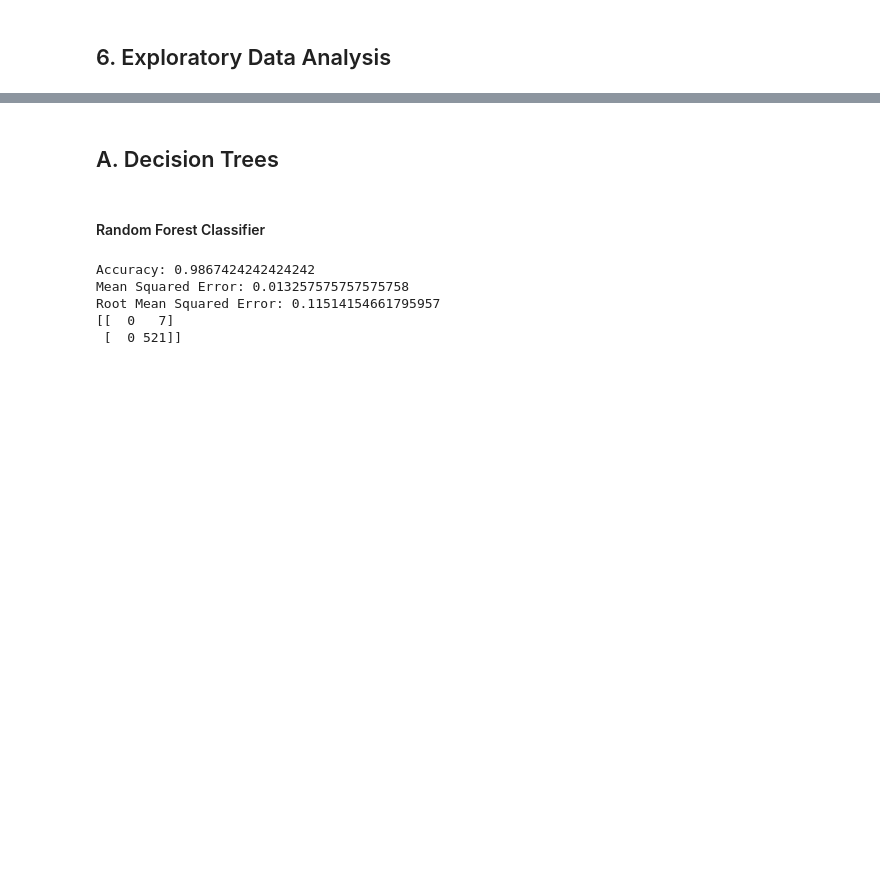
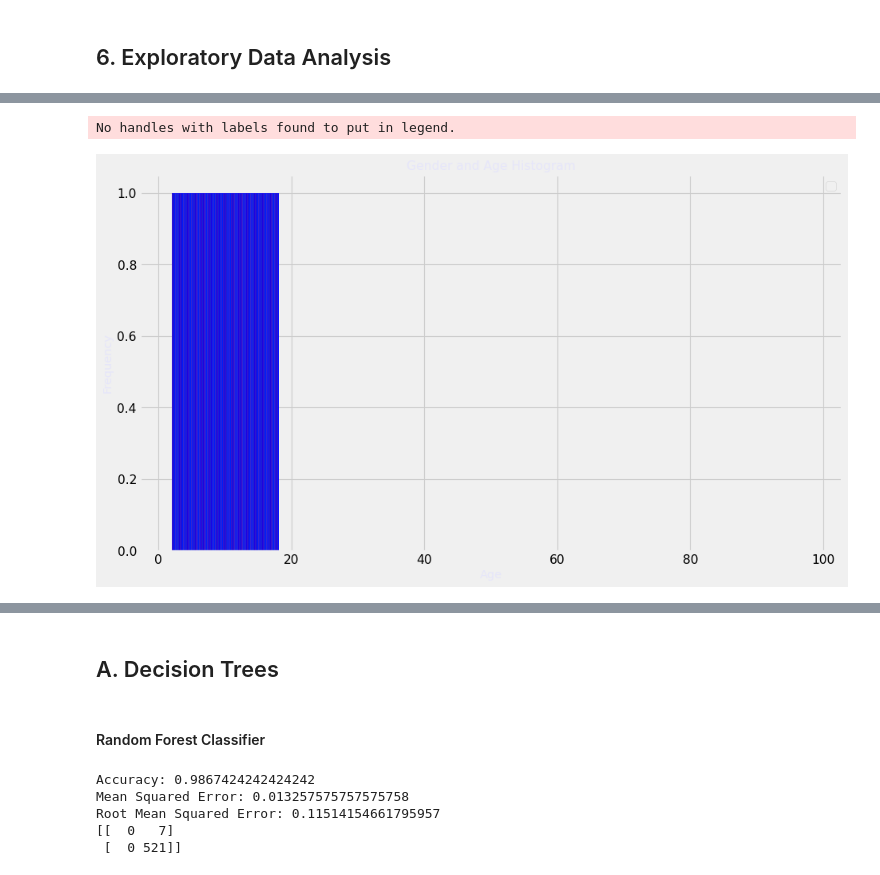
Before and after one commit to davidmuna/Nairobi-Hospital-Clinical-Hypothyroidism-Camp, a Jupyter notebook: Hypothyroid_Classification_David_Muna.ipynb, the cells around one changed output, grey strips where cells are left out. Saved outputs shown, nothing was run; the diff lists cells and outputs as text; code cells hidden in the pictures; blank space fills up the shorter version.

```diff
--- a/Hypothyroid_Classification_David_Muna.ipynb
+++ b/Hypothyroid_Classification_David_Muna.ipynb
@@ -414,0 +461,25 @@ final_dataset.shape
+# %%
+#Creating male, female and unknown variables
+
+male = final_dataset[['sex']] == 'M'
+female = final_dataset[['sex']] == 'F'
+unknown = final_dataset[['sex']] == 'U'
+
+#Plotting a Histogram Distribution plot
+
+kwargs = dict(hist_kws={'alpha':.6}, kde_kws={'linewidth':2})
+
+bins = [0,20,40,60,80,100]
+plt.figure(figsize=(12,7), dpi= 80)
+plt.hist(female,bins = bins, edgecolor ='green' )
+plt.hist(male,bins = bins, edgecolor ='red' )
+plt.hist(unknown,bins = bins, edgecolor ='blue' )
+plt.title("Gender and Age Histogram", fontsize = 14, color = 'lavender')
+plt.xlabel("Age", fontsize = 13, color = 'lavender')
+plt.ylabel("Frequency", fontsize = 13, color = 'lavender')
+plt.tight_layout()
+plt.legend()
+plt.show()
+# %% [output]
+No handles with labels found to put in legend.
+[figure, added]
```
Also changed, not shown: parts of 24 cells of this notebook.
